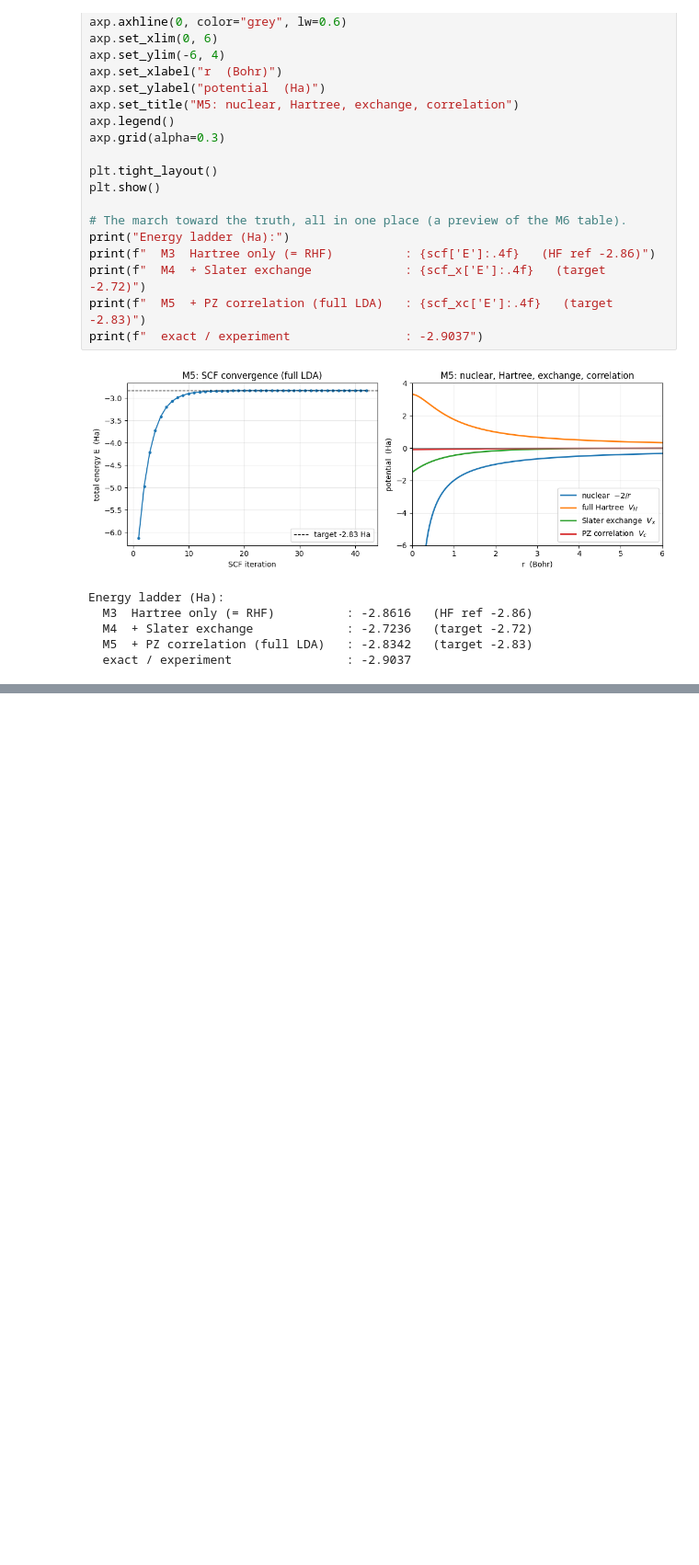
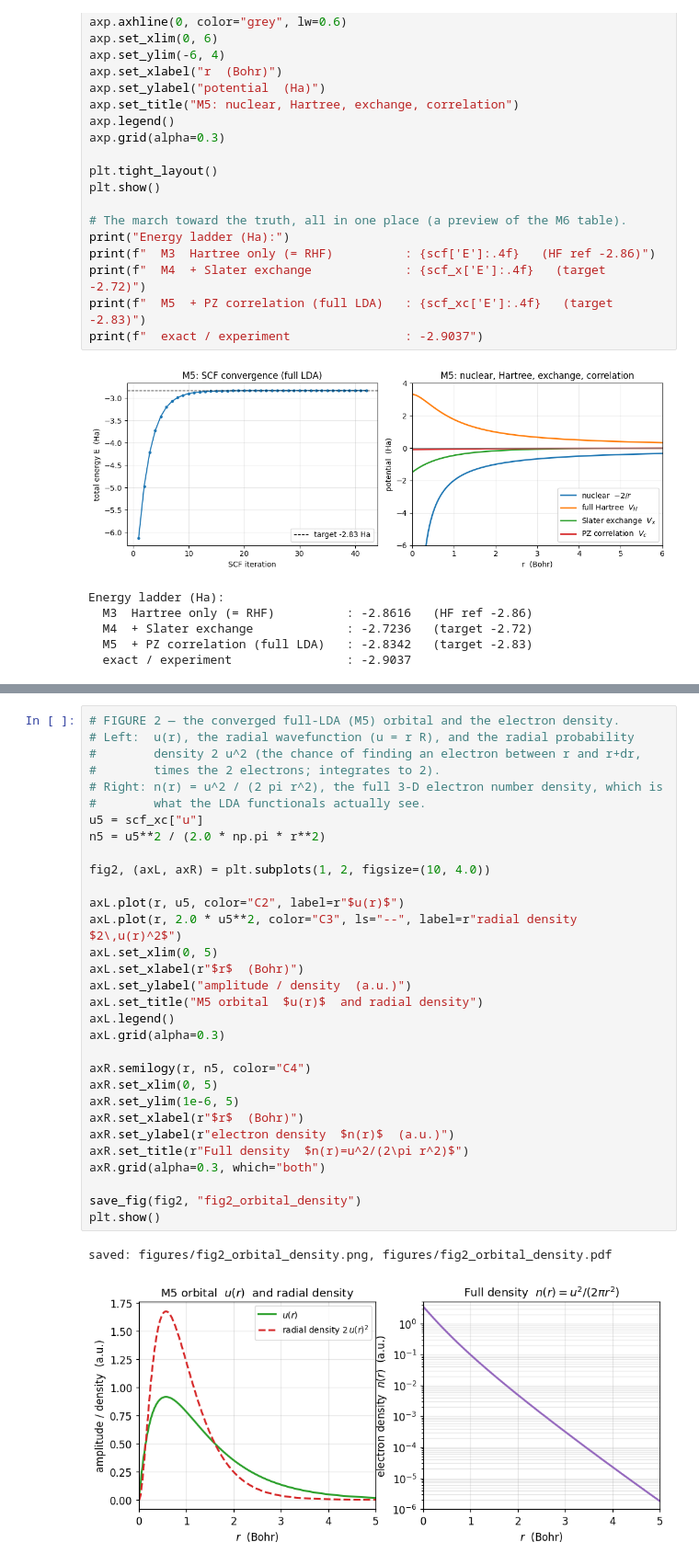
Before and after one commit to ddsyasas/dft-helium, a Jupyter notebook: helium_dft.ipynb, the cells around one changed output, grey strips where cells are left out. Shown at 92% size. Saved outputs shown, nothing was run; the diff lists cells and outputs as text; blank space fills up the shorter version.

```diff
--- a/helium_dft.ipynb
+++ b/helium_dft.ipynb
@@ -639,0 +716,34 @@ Energy ladder (Ha):
+# %%
+# FIGURE 2 — the converged full-LDA (M5) orbital and the electron density.
+# Left:  u(r), the radial wavefunction (u = r R), and the radial probability
+#        density 2 u^2 (the chance of finding an electron between r and r+dr,
+#        times the 2 electrons; integrates to 2).
+# Right: n(r) = u^2 / (2 pi r^2), the full 3-D electron number density, which is
+#        what the LDA functionals actually see.
+u5 = scf_xc["u"]
+n5 = u5**2 / (2.0 * np.pi * r**2)
+
+fig2, (axL, axR) = plt.subplots(1, 2, figsize=(10, 4.0))
+
+axL.plot(r, u5, color="C2", label=r"$u(r)$")
+axL.plot(r, 2.0 * u5**2, color="C3", ls="--", label=r"radial density $2\,u(r)^2$")
+axL.set_xlim(0, 5)
+axL.set_xlabel(r"$r$  (Bohr)")
+axL.set_ylabel("amplitude / density  (a.u.)")
+axL.set_title("M5 orbital  $u(r)$  and radial density")
+axL.legend()
+axL.grid(alpha=0.3)
+
+axR.semilogy(r, n5, color="C4")
+axR.set_xlim(0, 5)
+axR.set_ylim(1e-6, 5)
+axR.set_xlabel(r"$r$  (Bohr)")
+axR.set_ylabel(r"electron density  $n(r)$  (a.u.)")
+axR.set_title(r"Full density  $n(r)=u^2/(2\pi r^2)$")
+axR.grid(alpha=0.3, which="both")
+
+save_fig(fig2, "fig2_orbital_density")
+plt.show()
+# %% [output]
+saved: figures/fig2_orbital_density.png, figures/fig2_orbital_density.pdf
+[figure, added]
```
Also changed, not shown: parts of 7 cells of this notebook, 10 other files.
